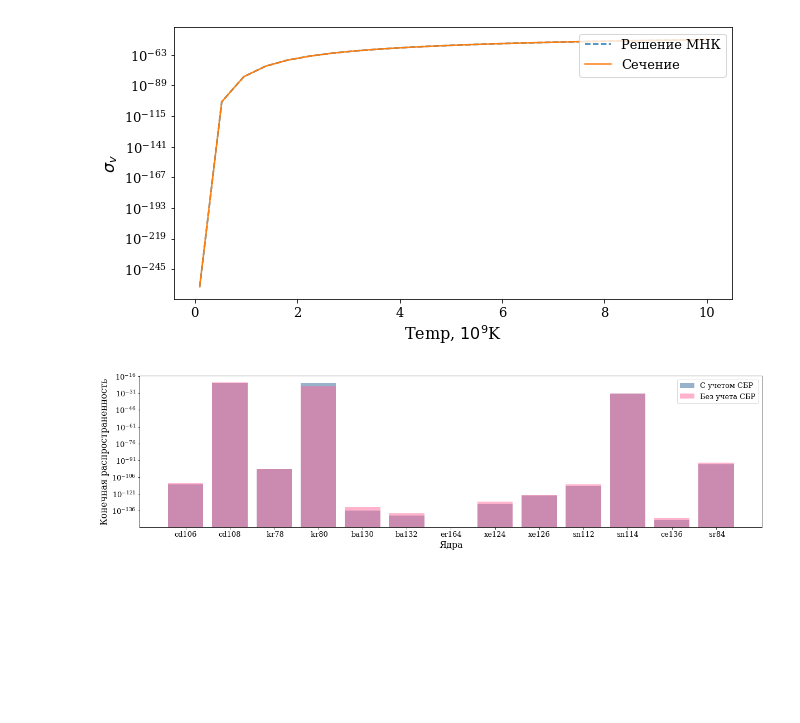
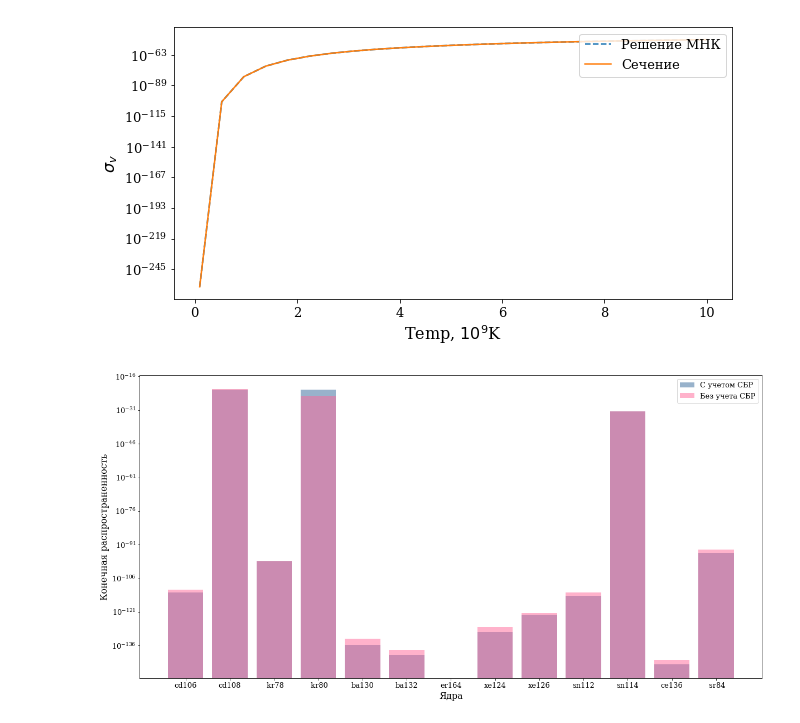
Before and after one commit to amakhno/Thesis, a Jupyter notebook: Plot.ipynb, the cells around one changed output. Saved outputs shown, nothing was run; the diff lists cells and outputs as text; code cells hidden in the pictures; blank space fills up the shorter version.

Commit message:
Plots

```diff
--- a/Plot.ipynb
+++ b/Plot.ipynb
@@ -12,21 +12,50 @@ def Read_Two_Column_File(file_name):
             p = line.split()
             x.append(float(p[0]))
             y.append(abs(float(p[1])))
+    names = os.path.splitext(os.path.basename(file_name))[0].rsplit('-')
+    return x, y, names
 
-    return x, y
+onlyfiles = [f for f in os.listdir('out-sig') if os.path.isfile(os.path.join('out-sig', f))]
 
-x, y = Read_Two_Column_File('out-sig/xe130-cs130.txt')
-fig, ax = plt.subplots(figsize=(10,5))
+fig, ax = plt.subplots(figsize=(20,10))
+plt.rc('font', family='serif', size=13)
+lines = []
 
-plt.rc('font', family='serif', size=13)
-ax.plot(x, y)
+for file_index in range(0, 10):
+    x, y, names = Read_Two_Column_File('out-sig/' + onlyfiles[file_index])
+    plt.rc('font', family='serif', size=13)
+    line1, = ax.plot(x, y, label='{0} $->$ {1}'.format(names[0], names[1]))
+    lines.append(line1)
+
+ax.legend(handles=lines, loc=4)
 
 plt.xlabel('Temp, (K)',fontsize=16)
 plt.ylabel('$\sigma_v$',fontsize=16)
 plt.xlim(1e8 - 100000000, 1e10 + 100000000)
-#ax.set_xscale('log')
 ax.set_yscale('log')
 
-fig.savefig("out-plot/xe130-cs130.png")
+fig.savefig("out-plot/sigma-full.png")
 plt.show()
+
+######## 2
+
+fig, ax = plt.subplots(figsize=(20,10))
+plt.rc('font', family='serif', size=13)
+lines = []
+
+for file_index in range(10, len(onlyfiles)):
+    x, y, names = Read_Two_Column_File('out-sig/' + onlyfiles[file_index])
+    plt.rc('font', family='serif', size=13)
+    line1, = ax.plot(x, y, label='{0} $->$ {1}'.format(names[0], names[1]))
+    lines.append(line1)
+
+ax.legend(handles=lines, loc=4)
+
+plt.xlabel('Temp, (K)',fontsize=16)
+plt.ylabel('$\sigma_v$',fontsize=16)
+plt.xlim(1e8 - 100000000, 1e10 + 100000000)
+ax.set_yscale('log')
+
+fig.savefig("out-plot/sigma-full-2.png")
+plt.show()
 # %% [output]
@@ -118,35 +148,35 @@ def Read_Three_Column_File(file_name, from_n, to_n):
 
             l.append(p[0])
             my.append(my_curr)
             w_my.append(w_my_curr)
             err.append(err_curr)
 
     if ((from_n is not None) and (to_n is not None)):
         my = my[from_n:to_n]
         w_my = w_my[from_n:to_n]
         l = l[from_n:to_n]
         err = err[from_n:to_n]
     return my, w_my, l, err
 
 my,w_my,l, err = Read_Three_Column_File('outcome.1', None, None)
 
-fig, ax = plt.subplots(figsize=(20,5))
+fig, ax = plt.subplots(figsize=(20,10))
 
 x = np.arange(len(l))
 
 plt.rc('font', family='serif', size=13)
 line1 = ax.bar(x, my, label="С учетом СБР", linestyle="--", color=(0.2, 0.4, 0.6, 0.5))
 line2 = plt.bar(x, w_my, label="Без учета СБР", color=(1, 0.4, 0.6, 0.5))
 plt.xticks(x, l)
 ax.legend(handles=[line1, line2], loc=1)
 plt.xlabel('Ядра',fontsize=16)
 plt.ylabel('Конечная распространенность',fontsize=16)
 ax.set_yscale('log')
 
 fig.savefig("out-plot/result.png")
 plt.show()
 # %% [output]
-[figure, old version]
+[figure, new version]
 # %%
 def Read_Three_Column_File(file_name, from_n, to_n):
     with open(file_name, 'r') as data:
```
Also changed, not shown: parts of 3 cells of this notebook, 9 other files.
